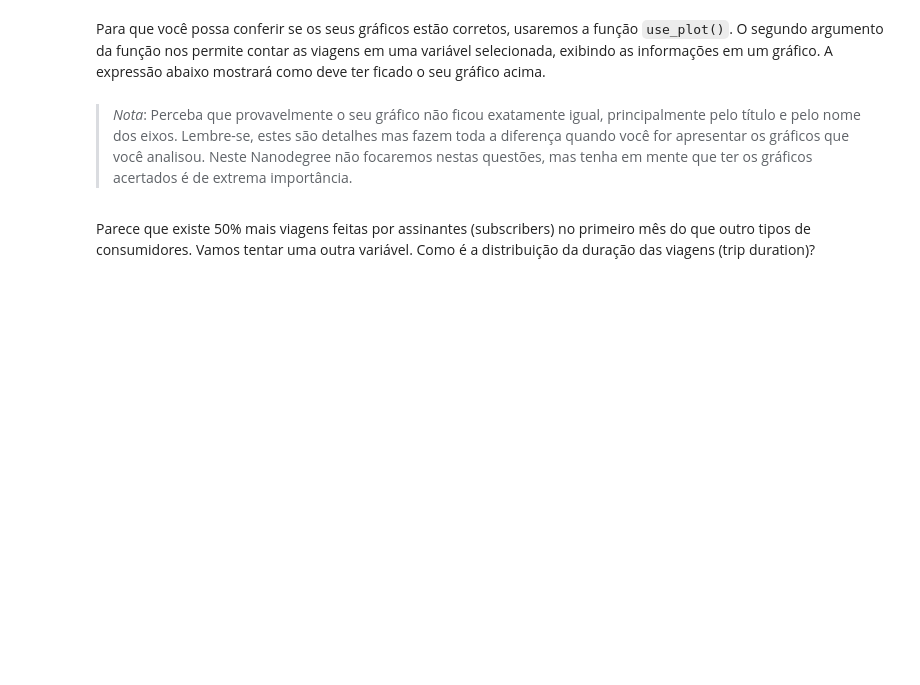
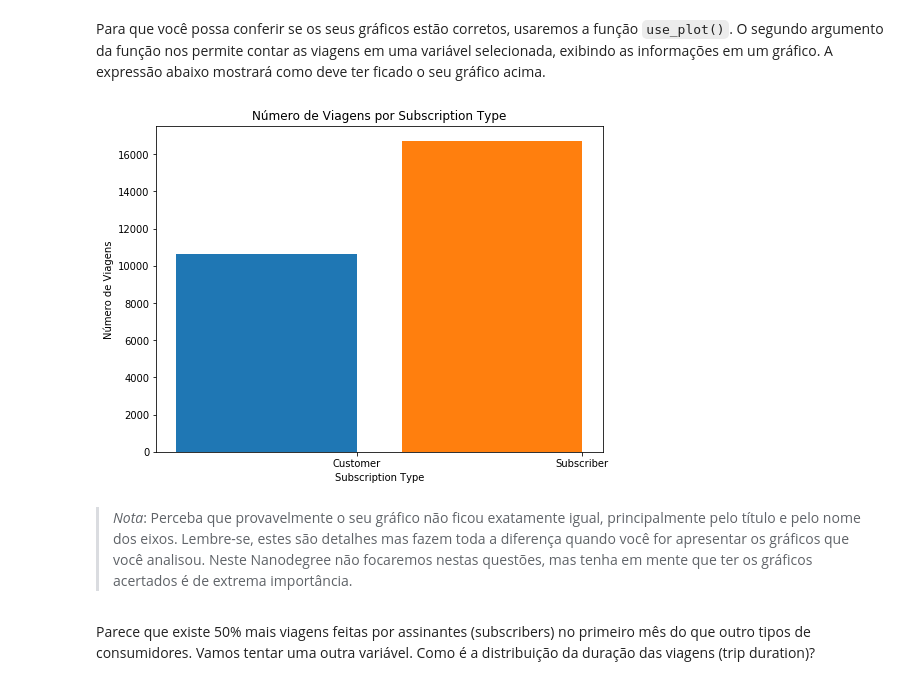
Before and after one commit to luisfcardoso/Udacity, a Jupyter notebook: Fundamentos de Data Science 1/Projeto/Analise_Bay_Area_Bike_Share-NDFDSI.ipynb, the cells around one changed output. Saved outputs shown, nothing was run; the diff lists cells and outputs as text; code cells hidden in the pictures; blank space fills up the shorter version.

```diff
--- a/Fundamentos de Data Science 1/Projeto/Analise_Bay_Area_Bike_Share-NDFDSI.ipynb
+++ b/Fundamentos de Data Science 1/Projeto/Analise_Bay_Area_Bike_Share-NDFDSI.ipynb
@@ -289,7 +314,9 @@ Na caixa abaixo, faça um gráfico de viagens x tipo de subscrição do tipo bar
 Para que você possa conferir se os seus gráficos estão corretos, usaremos a função `use_plot()`. O segundo argumento da função nos permite contar as viagens em uma variável selecionada, exibindo as informações em um gráfico. A expressão abaixo mostrará como deve ter ficado o seu gráfico acima.
 # %%
 # como o seu gráfico deve ficar. Descomente a linha abaixo caso queira rodar este comando
-# usage_plot(trip_data, 'subscription_type')
+usage_plot(trip_data, 'subscription_type')
+# %% [output]
+[figure, added]
 # %% [markdown]
 >*Nota*: Perceba que provavelmente o seu gráfico não ficou exatamente igual, principalmente pelo título e pelo nome dos eixos. Lembre-se, estes são detalhes mas fazem toda a diferença quando você for apresentar os gráficos que você analisou. Neste Nanodegree não focaremos nestas questões, mas tenha em mente que ter os gráficos acertados é de extrema importância.
 # %% [markdown]
```
Also changed, not shown: parts of 8 cells of this notebook.
